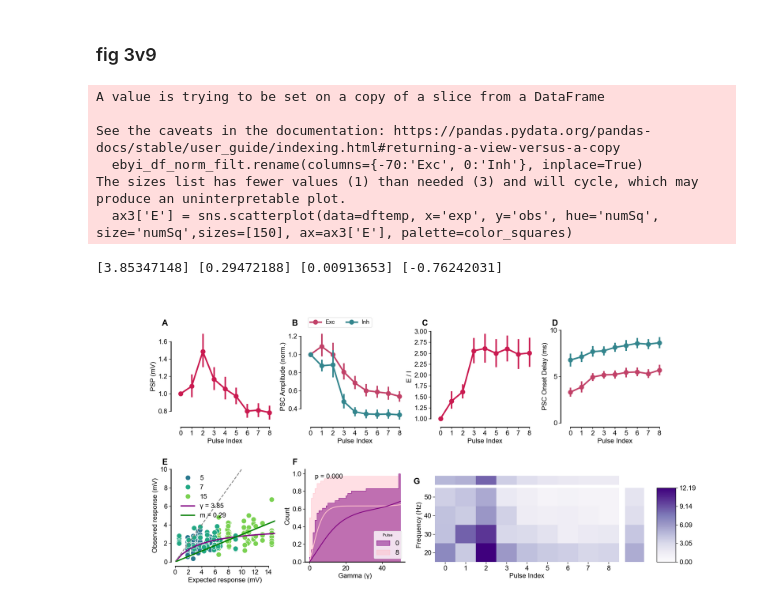
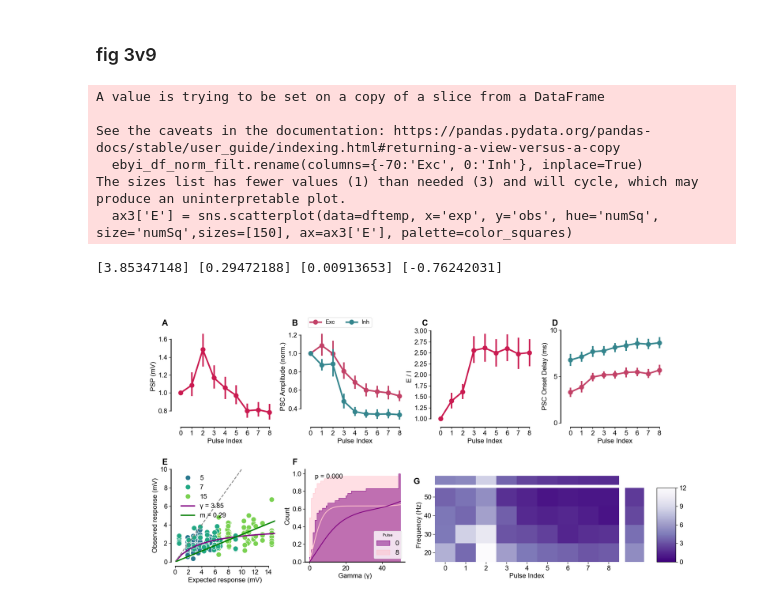
Before and after one commit to AdityaAsopa/Analysis, a Jupyter notebook: Figure3.ipynb, the cells around one changed output. Saved outputs shown, nothing was run; the diff lists cells and outputs as text; code cells hidden in the pictures.

```diff
--- a/Figure3.ipynb
+++ b/Figure3.ipynb
@@ -29,8 +29,8 @@ mpl.rcParams['lines.linewidth'] = 2
 
 # make a colour map viridis
 viridis = mpl.colormaps["viridis"]
-flare   = mpl.colormaps["flare"]
-crest   = mpl.colormaps["crest"]
+flare   = mpl.colormaps["flare_r"]
+crest   = mpl.colormaps["crest_r"]
 magma   = mpl.colormaps["magma"]
 edge    = mpl.colormaps['edge']
 rocket_r    = mpl.colormaps['rocket_r']
@@ -61,11 +56,10 @@ True
 # %%
-figure_raw_material_location = Path(r"paper_figure_matter\\")
-paper_figure_export_location = Path(r"paper_figures\\submission\\")
-data_path_FS                 = Path(r"parsed_data\\FreqSweep\\")
-data_path_LTM                 = Path(r"parsed_data\\LTMRand\\")
-data_path_grid               = Path(r"parsed_data\\Grid\\")
-data_path_analysed           = Path(r"parsed_data\\second_order\\")
-raw_data_path_cellwise       = Path(r"..\Data\Screened_cells\\")
+figure_raw_material_location = Path(r"\\storage.ncbs.res.in\adityaa\Lab\Projects\EI_Dynamics\Analysis\paper_figure_matter")
+paper_figure_export_location = Path(r"\\storage.ncbs.res.in\adityaa\Lab\Projects\EI_Dynamics\Analysis\paper_figures\submission")
+data_path_FS                 = Path(r"\\storage.ncbs.res.in\adityaa\Lab\Projects\EI_Dynamics\Analysis\parsed_data\Jan_2025\FreqSweep")
+data_path_LTM                = Path(r"\\storage.ncbs.res.in\adityaa\Lab\Projects\EI_Dynamics\Analysis\parsed_data\Jan_2025\LTMRand")
+data_path_grid               = Path(r"\\storage.ncbs.res.in\adityaa\Lab\Projects\EI_Dynamics\Analysis\parsed_data\Jan_2025\Grid")
+data_path_analysed           = Path(r"\\storage.ncbs.res.in\adityaa\Lab\Projects\EI_Dynamics\Analysis\parsed_data\Jan_2025\second_order")
 # %% [markdown]
 ### Load the CC data and screen
 # %%
@@ -592,32 +584,33 @@ fitdf_slice.drop(columns=['expected','observed','cellID'], inplace=True)
 x = fitdf_slice.groupby(['pulse', 'stimFreq']).median().reset_index()
 n = fitdf_slice.groupby(['pulse', 'stimFreq']).count().reset_index()
 gammapivot = x.pivot(index='stimFreq', columns='pulse', values='gamma')
 gammapivot_n = n.pivot(index='stimFreq', columns='pulse', values='gamma')
 slopepivot = x.pivot(index='stimFreq', columns='pulse', values='slope')
 slopepivot_n = n.pivot(index='stimFreq', columns='pulse', values='slope')
-ax3['G'], _, _, _, _ = plot_tools.ax_to_partial_dist_heatmap_ax(gammapivot, gammapivot_n, Fig3, ax3['G'], barw=0.03, pad=0.01, shrink=0.8, palette='Purples', force_vmin_to_zero=True, annotate=False)
+ax3['G'], _, _, _, _ = plot_tools.ax_to_partial_dist_heatmap_ax(gammapivot, gammapivot_n, Fig3, ax3['G'], barw=0.03, pad=0.01, shrink=0.8, palette='Purples_r', minmax=[0,12], force_vmin_to_zero=True, annotate=False)
 ax3['G'].text( -0.1, 1.05, 'G', fontweight='bold', fontsize=20, ha='center', transform=ax3['G'].transAxes)
 
 # ---------------------------------------------------------------------------------------------------------------------------------------------------------------------------------------
 for a in ax3.keys():
     ax3[a].tick_params(axis='both', which='major', labelsize=16)
     # axis label fontsize
     ax3[a].set_xlabel(ax3[a].get_xlabel(), fontsize=16)
     ax3[a].set_ylabel(ax3[a].get_ylabel(), fontsize=16)
     # spine width
     ax3[a].spines['left'].set_linewidth(2)
     ax3[a].spines['bottom'].set_linewidth(2)
 
 # Fig3.tight_layout()
 ## save fig 3
 Fig3.savefig(paper_figure_export_location / 'Figure3v10.png', dpi=300, bbox_inches='tight')
 Fig3.savefig(paper_figure_export_location / 'Figure3v10.svg', dpi=300, bbox_inches='tight')
+Fig3.savefig(paper_figure_export_location / 'Figure3v10.pdf', dpi=300, bbox_inches='tight')
 # %% [output]
 A value is trying to be set on a copy of a slice from a DataFrame
 
 See the caveats in the documentation: https://pandas.pydata.org/pandas-docs/stable/user_guide/indexing.html#returning-a-view-versus-a-copy
   ebyi_df_norm_filt.rename(columns={-70:'Exc', 0:'Inh'}, inplace=True)
 The sizes list has fewer values (1) than needed (3) and will cycle, which may produce an uninterpretable plot.
   ax3['E'] = sns.scatterplot(data=dftemp, x='exp', y='obs', hue='numSq', size='numSq',sizes=[150], ax=ax3['E'], palette=color_squares)
 [3.85347148] [0.29472188] [0.00913653] [-0.76242031]
-[figure, old version]
+[figure, new version]
```
Also changed, not shown: parts of 11 cells of this notebook, 23 other files.
